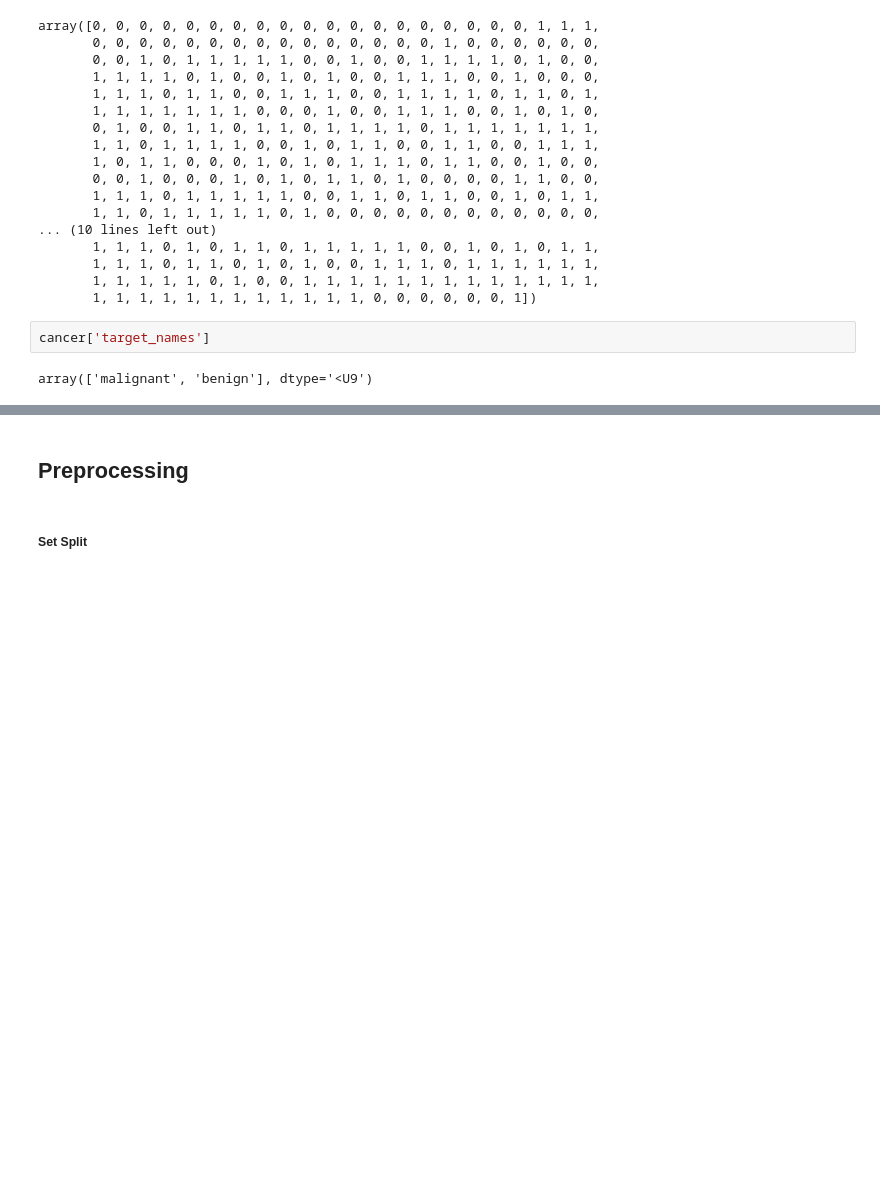
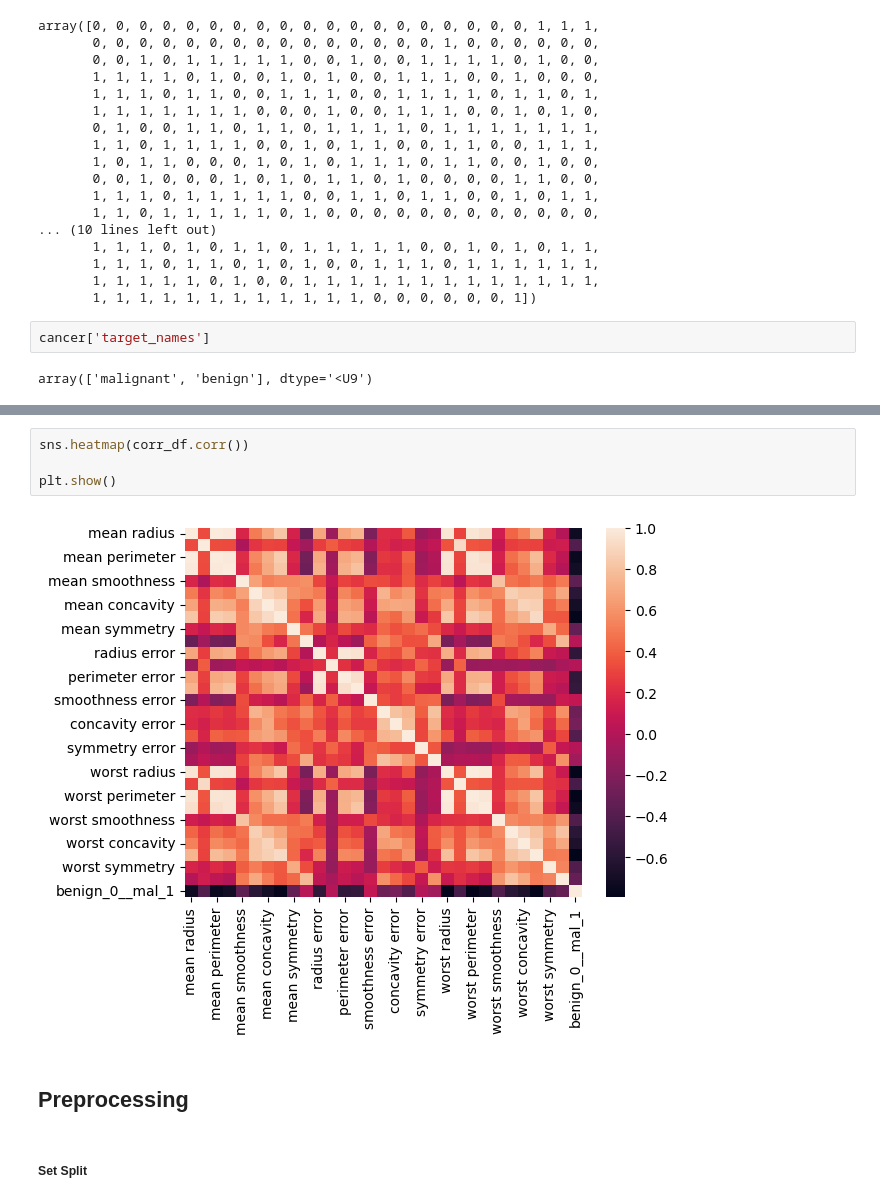
Before and after one commit to DaheeMATTANA/Python-Machine-Learning-Projects, a Jupyter notebook: Breast Cancer Prediction/Breast Cancer Prediction.ipynb, the cells around one changed output, grey strips where cells are left out. Cells and saved outputs as stored; diff of their text form; blank space fills up the shorter version.

```diff
--- a/Breast Cancer Prediction/Breast Cancer Prediction.ipynb
+++ b/Breast Cancer Prediction/Breast Cancer Prediction.ipynb
@@ -66,3 +92,9 @@ array(['malignant', 'benign'], dtype='<U9')
+# %%
+sns.heatmap(corr_df.corr())
+
+plt.show()
+# %% [output]
+[figure, added]
 # %% [markdown]
 ## Preprocessing
 # %% [markdown]
```
Also changed, not shown: parts of 44 cells of this notebook, 2 other files.
